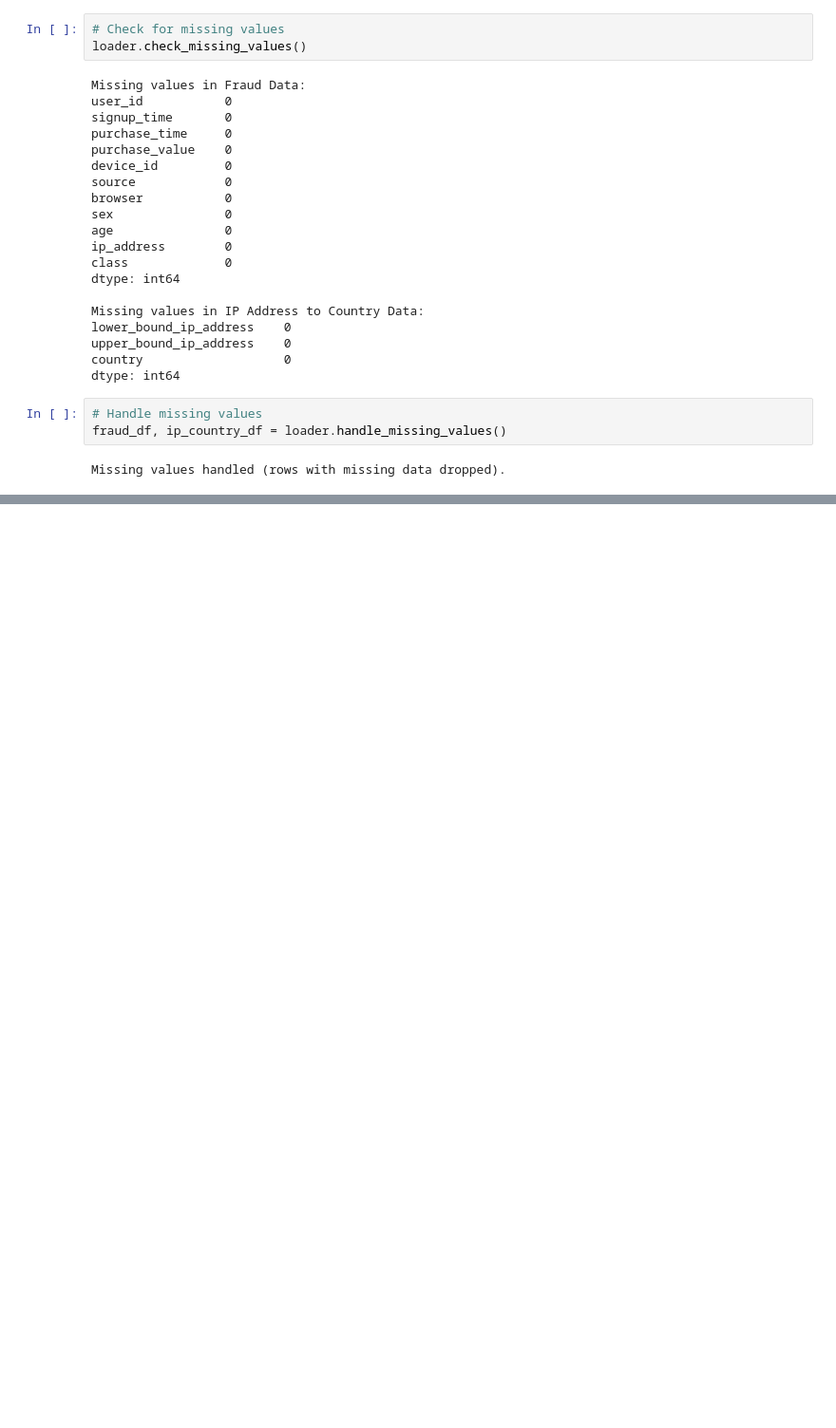
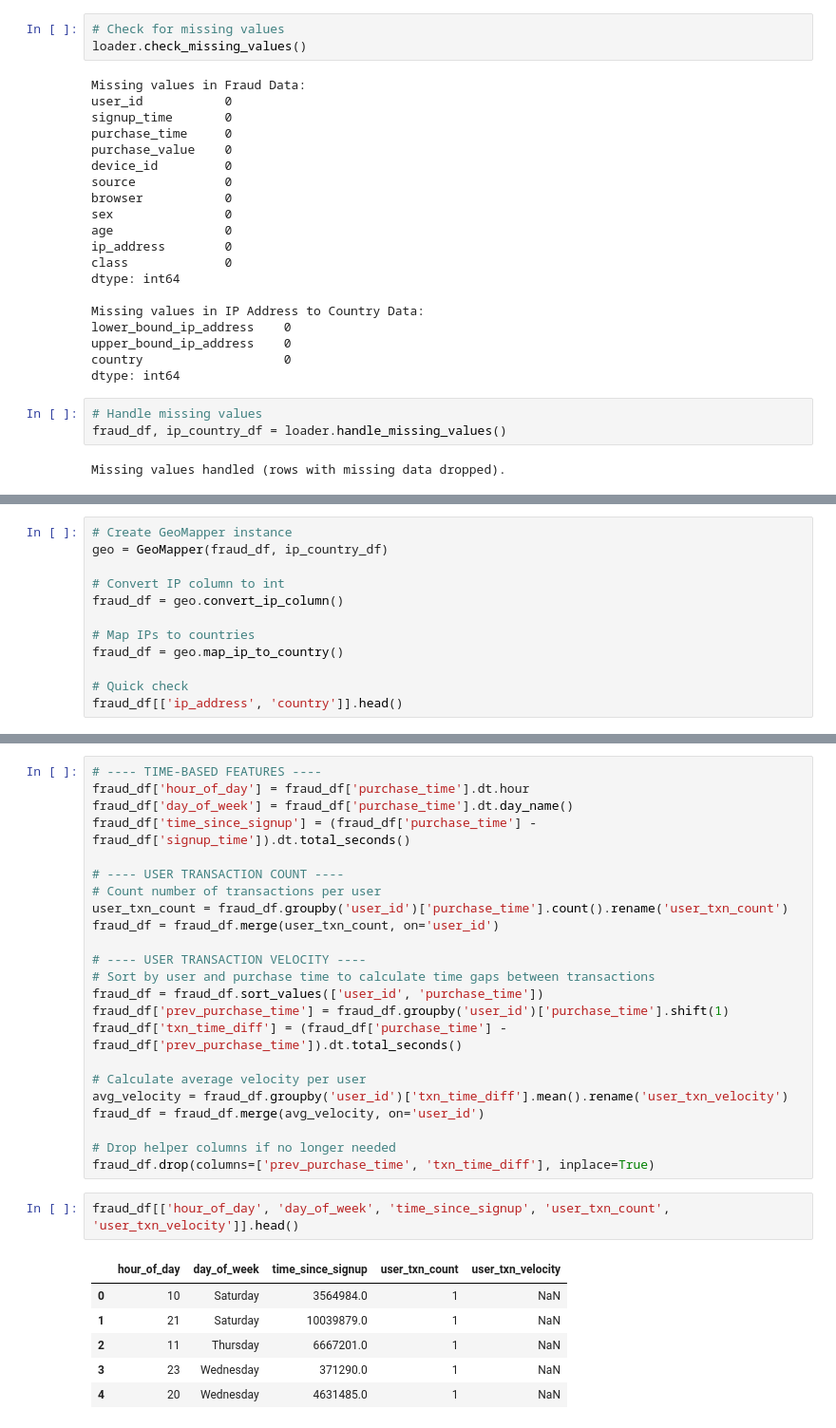
Before and after one commit to Liya-F/fraud-detection-for-eCommerce-w8, a Jupyter notebook: notebooks/data_preprocessing.ipynb, the cells around one changed output, grey strips where cells are left out. Shown at 95% size. Saved outputs shown, nothing was run; the diff lists cells and outputs as text; blank space fills up the shorter version.

```diff
--- a/notebooks/data_preprocessing.ipynb
+++ b/notebooks/data_preprocessing.ipynb
@@ -42,0 +129,12 @@ Missing values handled (rows with missing data dropped).
+# %%
+# Create GeoMapper instance
+geo = GeoMapper(fraud_df, ip_country_df)
+
+# Convert IP column to int
+fraud_df = geo.convert_ip_column()
+
+# Map IPs to countries
+fraud_df = geo.map_ip_to_country()
+
+# Quick check
+fraud_df[['ip_address', 'country']].head()
@@ -42,0 +149,32 @@ Missing values handled (rows with missing data dropped).
+# %%
+# ---- TIME-BASED FEATURES ----
+fraud_df['hour_of_day'] = fraud_df['purchase_time'].dt.hour
+fraud_df['day_of_week'] = fraud_df['purchase_time'].dt.day_name()
+fraud_df['time_since_signup'] = (fraud_df['purchase_time'] - fraud_df['signup_time']).dt.total_seconds()
+
+# ---- USER TRANSACTION COUNT ----
+# Count number of transactions per user
+user_txn_count = fraud_df.groupby('user_id')['purchase_time'].count().rename('user_txn_count')
+fraud_df = fraud_df.merge(user_txn_count, on='user_id')
+
+# ---- USER TRANSACTION VELOCITY ----
+# Sort by user and purchase time to calculate time gaps between transactions
+fraud_df = fraud_df.sort_values(['user_id', 'purchase_time'])
+fraud_df['prev_purchase_time'] = fraud_df.groupby('user_id')['purchase_time'].shift(1)
+fraud_df['txn_time_diff'] = (fraud_df['purchase_time'] - fraud_df['prev_purchase_time']).dt.total_seconds()
+
+# Calculate average velocity per user
+avg_velocity = fraud_df.groupby('user_id')['txn_time_diff'].mean().rename('user_txn_velocity')
+fraud_df = fraud_df.merge(avg_velocity, on='user_id')
+
+# Drop helper columns if no longer needed
+fraud_df.drop(columns=['prev_purchase_time', 'txn_time_diff'], inplace=True)
+# %%
+fraud_df[['hour_of_day', 'day_of_week', 'time_since_signup', 'user_txn_count', 'user_txn_velocity']].head()
+# %% [output]
+|  | hour_of_day | day_of_week | time_since_signup | user_txn_count | user_txn_velocity |
+| 0 | 10 | Saturday | 3564984.0 | 1 | NaN |
+| 1 | 21 | Saturday | 10039879.0 | 1 | NaN |
+| 2 | 11 | Thursday | 6667201.0 | 1 | NaN |
+| 3 | 23 | Wednesday | 371290.0 | 1 | NaN |
+| 4 | 20 | Wednesday | 4631485.0 | 1 | NaN |
```
Also changed, not shown: parts of 8 cells of this notebook, 1 other file.
